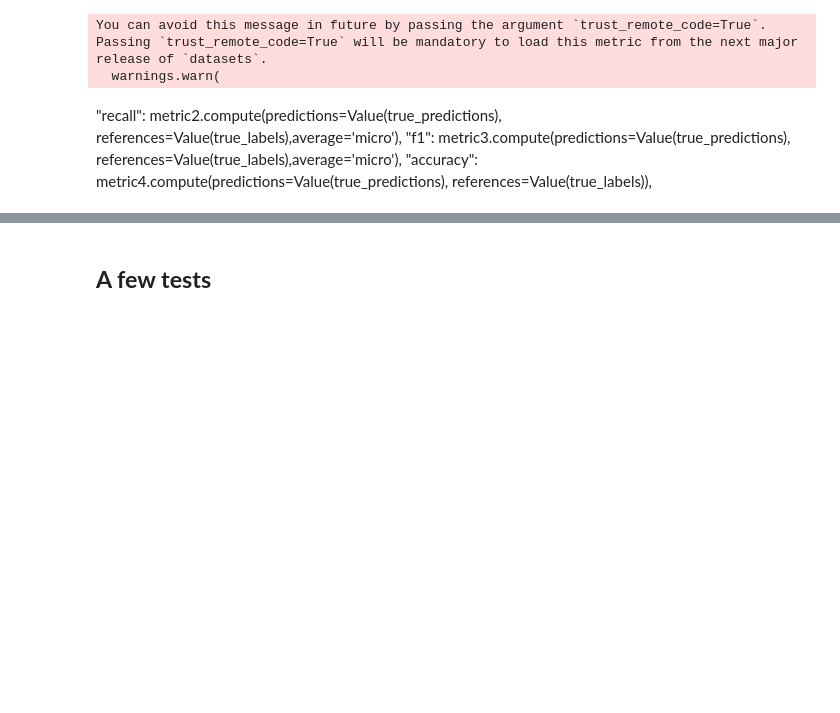
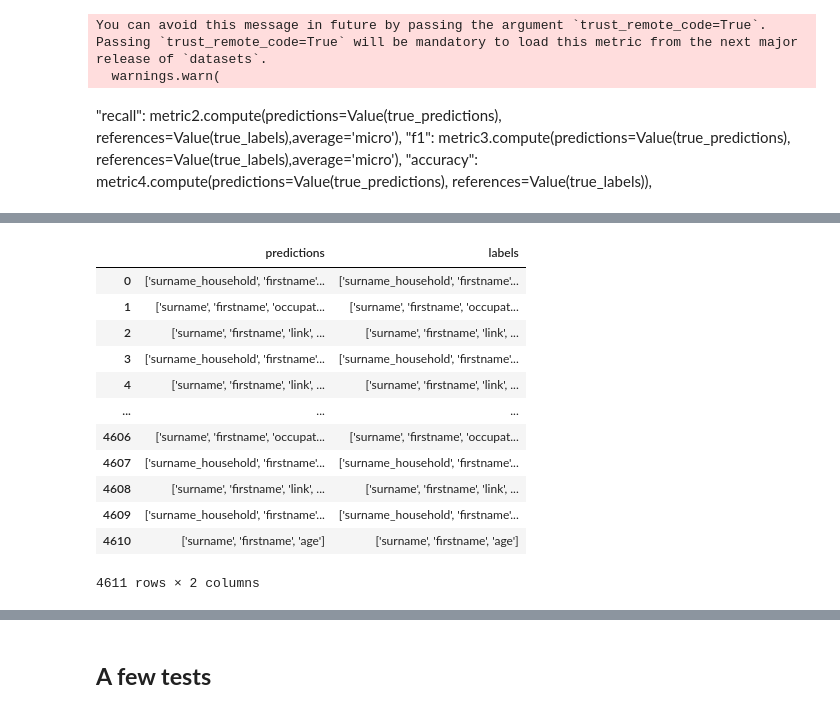
Before and after one commit to Syrinechen/NLP-project, a Jupyter notebook: train.ipynb, the cells around one changed output, grey strips where cells are left out. Cells and saved outputs as stored; diff of their text form; code cells hidden in the pictures; blank space fills up the shorter version.

```diff
--- a/train.ipynb
+++ b/train.ipynb
@@ -335,0 +421,16 @@ trainer.evaluate()
+# %%
+results
+# %% [output]
+|  | predictions | labels |
+| 0 | ['surname_household', 'firstname'... | ['surname_household', 'firstname'... |
+| 1 | ['surname', 'firstname', 'occupat... | ['surname', 'firstname', 'occupat... |
+| 2 | ['surname', 'firstname', 'link', ... | ['surname', 'firstname', 'link', ... |
+| 3 | ['surname_household', 'firstname'... | ['surname_household', 'firstname'... |
+| 4 | ['surname', 'firstname', 'link', ... | ['surname', 'firstname', 'link', ... |
+| ... | ... | ... |
+| 4606 | ['surname', 'firstname', 'occupat... | ['surname', 'firstname', 'occupat... |
+| 4607 | ['surname_household', 'firstname'... | ['surname_household', 'firstname'... |
+| 4608 | ['surname', 'firstname', 'link', ... | ['surname', 'firstname', 'link', ... |
+| 4609 | ['surname_household', 'firstname'... | ['surname_household', 'firstname'... |
+| 4610 | ['surname', 'firstname', 'age'] | ['surname', 'firstname', 'age'] |
+4611 rows × 2 columns
```
Also changed, not shown: parts of 17 cells of this notebook, 2 other files.
